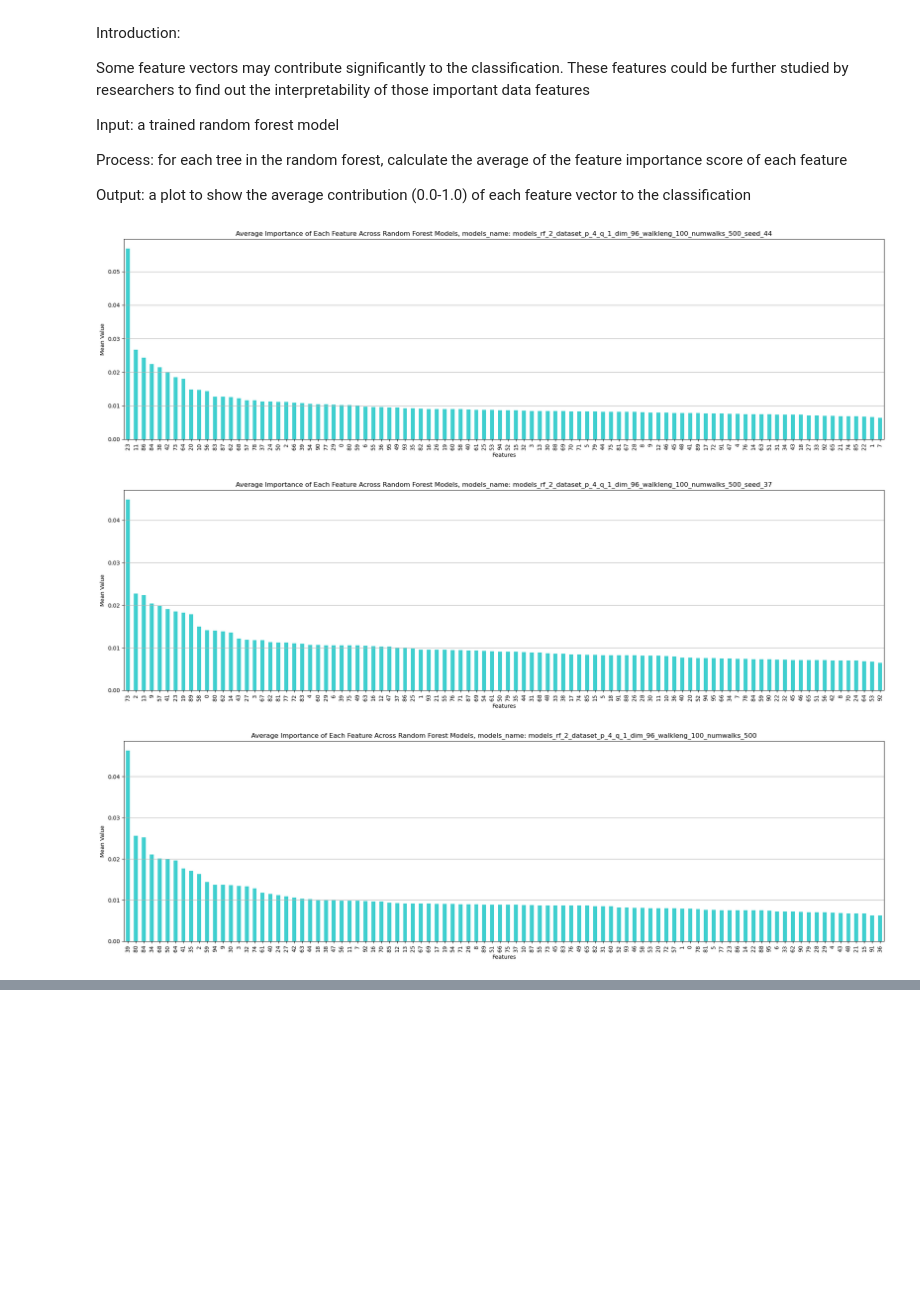
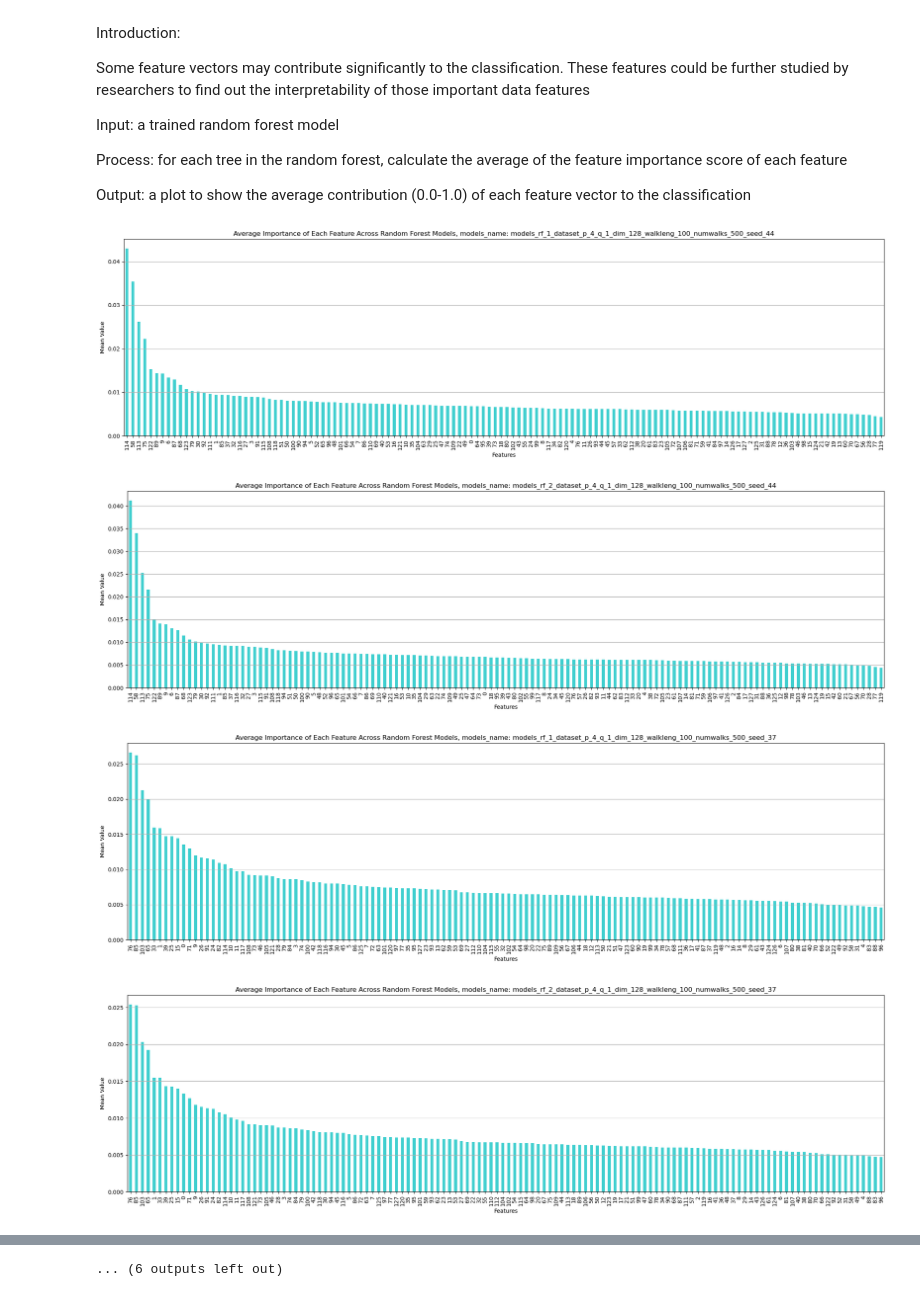
Before and after one commit to ronlo04/Prioritise-Disease-Genes, a Jupyter notebook: models_evaluation.ipynb, the cells around one changed output, grey strips where cells are left out. Saved outputs shown, nothing was run; the diff lists cells and outputs as text; code cells hidden in the pictures; blank space fills up the shorter version.

```diff
--- a/models_evaluation.ipynb
+++ b/models_evaluation.ipynb
@@ -1282,28 +1282,46 @@ Output:	a plot to show the average contribution (0.0-1.0) of each feature vector
 # %%
 # Sample models: the Random Forest (rf_models_1) for dataset dimension = 96
 
-rf_sample_models_files = ['models_rf_1_dataset_p_4_q_1_dim_96_walkleng_100_numwalks_500_seed_44.pickle',
+rf_sample_models_files = [
+                          'models_rf_1_dataset_p_4_q_1_dim_128_walkleng_100_numwalks_500_seed_44.pickle',
+                          'models_rf_2_dataset_p_4_q_1_dim_128_walkleng_100_numwalks_500_seed_44.pickle',
+                          'models_rf_1_dataset_p_4_q_1_dim_128_walkleng_100_numwalks_500_seed_37.pickle',
+                          'models_rf_2_dataset_p_4_q_1_dim_128_walkleng_100_numwalks_500_seed_37.pickle',
+                          'models_rf_1_dataset_p_4_q_1_dim_128_walkleng_100_numwalks_500.pickle',
+                          'models_rf_2_dataset_p_4_q_1_dim_128_walkleng_100_numwalks_500.pickle',
+                          'models_rf_1_dataset_p_4_q_1_dim_96_walkleng_100_numwalks_500_seed_44.pickle',
+                          'models_rf_2_dataset_p_4_q_1_dim_96_walkleng_100_numwalks_500_seed_44.pickle',
                           'models_rf_1_dataset_p_4_q_1_dim_96_walkleng_100_numwalks_500_seed_37.pickle',
-                          'models_rf_1_dataset_p_4_q_1_dim_96_walkleng_100_numwalks_500.pickle']
+                          'models_rf_2_dataset_p_4_q_1_dim_96_walkleng_100_numwalks_500_seed_37.pickle',
+                          'models_rf_1_dataset_p_4_q_1_dim_96_walkleng_100_numwalks_500.pickle',
+                          'models_rf_2_dataset_p_4_q_1_dim_96_walkleng_100_numwalks_500.pickle',
+                          'models_rf_1_dataset_p_4_q_1_dim_64_walkleng_100_numwalks_500_seed_44.pickle',
+                          'models_rf_2_dataset_p_4_q_1_dim_64_walkleng_100_numwalks_500_seed_44.pickle',
+                          'models_rf_1_dataset_p_4_q_1_dim_64_walkleng_100_numwalks_500_seed_37.pickle',
+                          'models_rf_2_dataset_p_4_q_1_dim_64_walkleng_100_numwalks_500_seed_37.pickle',
+                          'models_rf_1_dataset_p_4_q_1_dim_64_walkleng_100_numwalks_500.pickle',
+                          'models_rf_2_dataset_p_4_q_1_dim_64_walkleng_100_numwalks_500.pickle'
+                          ]
 
 for rf_sample_models_file in rf_sample_models_files:
     models_name = os.path.splitext(rf_sample_models_file)[0]
 
     with open(os.path.join(eval_models_path, rf_sample_models_file), 'rb') as f:
         rf_sample_models = pickle.load(f)
 
     sorted_means = get_avg_feature_importances(rf_sample_models)
 
     # Plot the graph
     sorted_means.plot(kind='bar', color='c', alpha=0.75, figsize=(20,6))
     plt.title(f'Average Importance of Each Feature Across Random Forest Models, models_name: {models_name}')
     plt.ylabel('Mean Value')
     plt.xlabel('Features')
     plt.grid(axis='y')
     plt.xticks(rotation=90)
     plt.tight_layout()
     plt.show()
 # %% [output]
-[figure, old version]
+[figure, new version]
-[figure, old version]
+[figure, new version]
-[figure, old version]
+[figure, new version]
+[figure, added]
@@ -1309,0 +1336 @@ for rf_sample_models_file in rf_sample_models_files:
+... (6 outputs left out)
```
Also changed, not shown: parts of 1 cell of this notebook, 1 other file.
